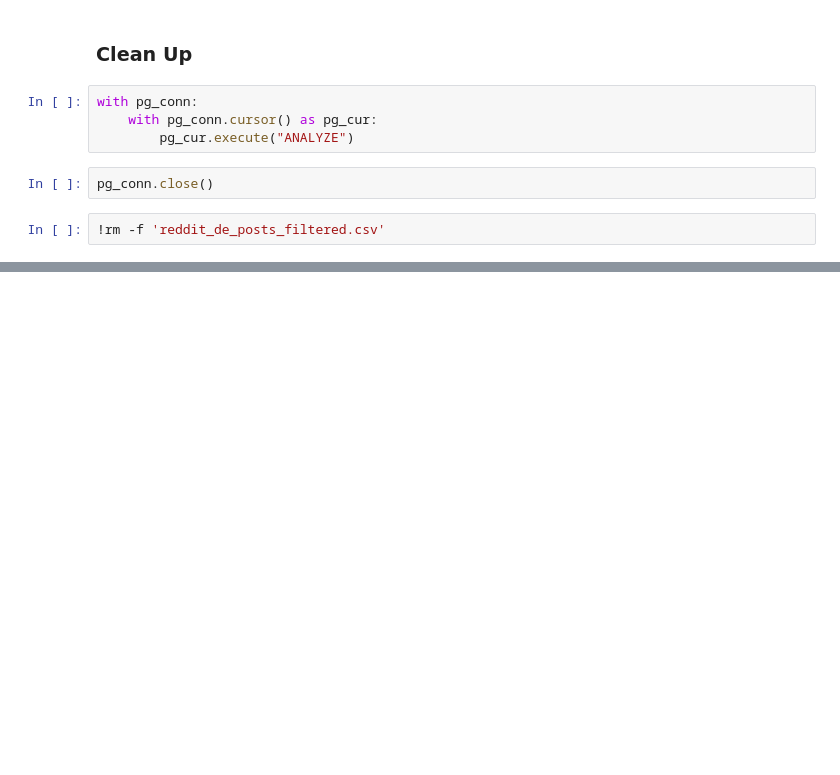
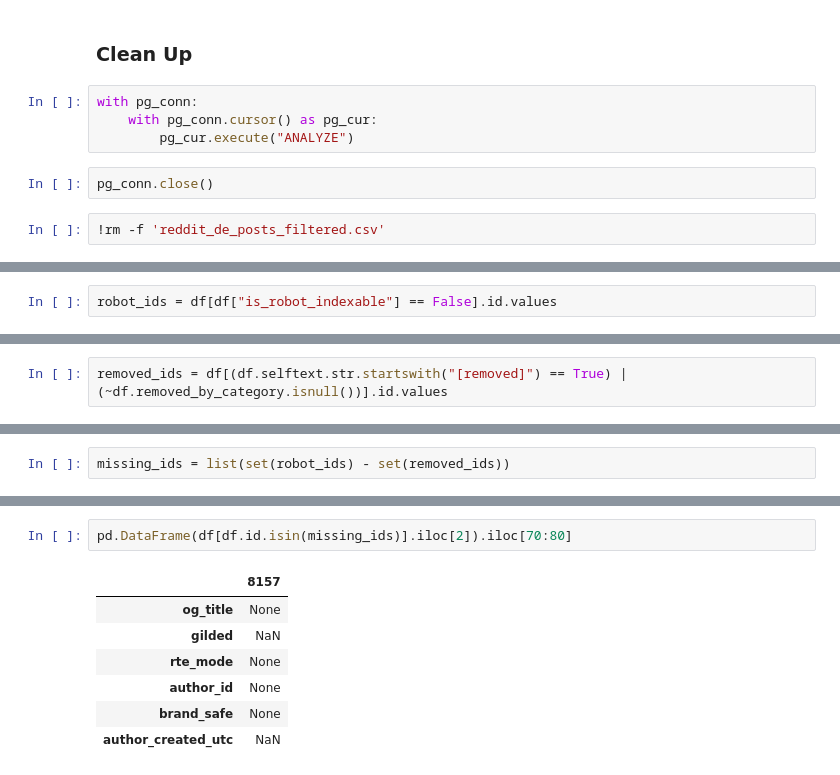
Before and after one commit to nialloriordan/dbt_blogs, a Jupyter notebook: analysis/Analysis_pushshift.ipynb, the cells around one changed output, grey strips where cells are left out. Saved outputs shown, nothing was run; the diff lists cells and outputs as text; blank space fills up the shorter version.

```diff
--- a/analysis/Analysis_pushshift.ipynb
+++ b/analysis/Analysis_pushshift.ipynb
@@ -273,0 +321,2 @@ df[df.author == "[deleted]"]
+# %%
+robot_ids = df[df["is_robot_indexable"] == False].id.values
@@ -273,0 +327,2 @@ df[df.author == "[deleted]"]
+# %%
+removed_ids = df[(df.selftext.str.startswith("[removed]") == True) | (~df.removed_by_category.isnull())].id.values
@@ -273,0 +337,2 @@ df[df.author == "[deleted]"]
+# %%
+missing_ids = list(set(robot_ids) - set(removed_ids))
@@ -273,0 +401,10 @@ df[df.author == "[deleted]"]
+# %%
+pd.DataFrame(df[df.id.isin(missing_ids)].iloc[2]).iloc[70:80]
+# %% [output]
+|  | 8157 |
+| og_title | None |
+| gilded | NaN |
+| rte_mode | None |
+| author_id | None |
+| brand_safe | None |
+| author_created_utc | NaN |
```
Also changed, not shown: parts of 47 cells of this notebook, 2 other files.
